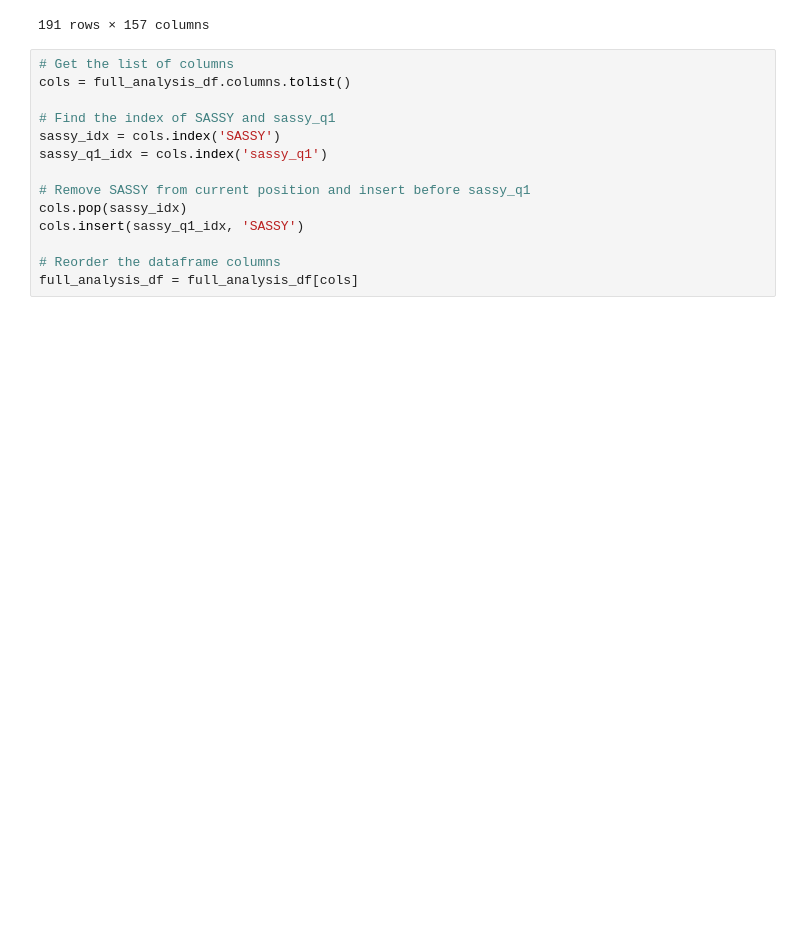
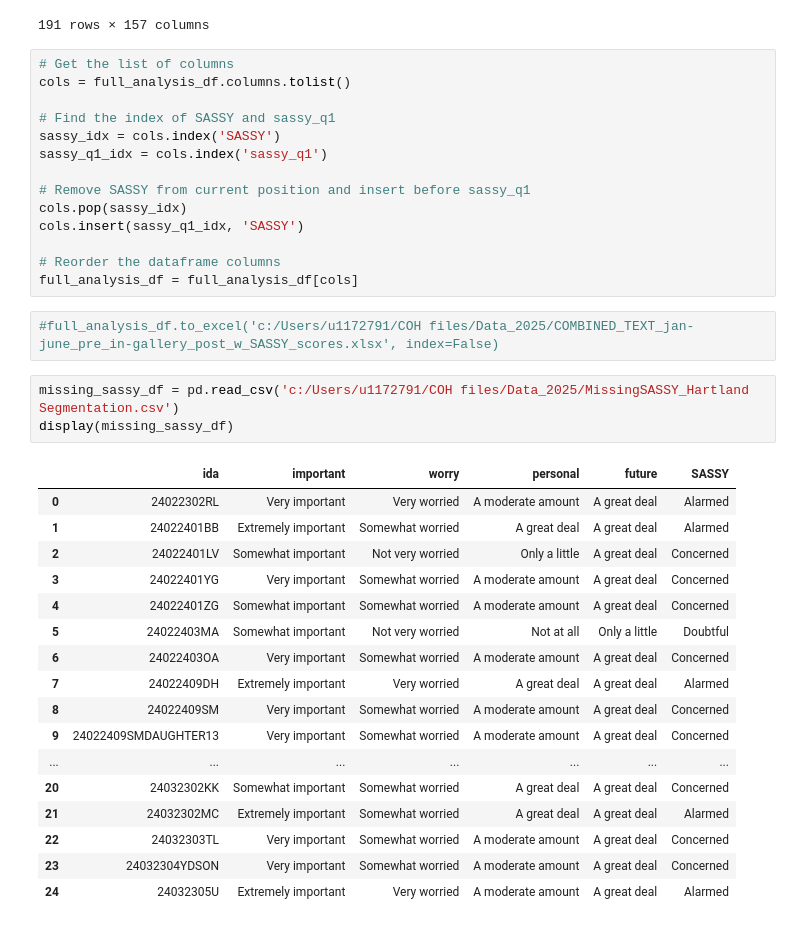
Before and after one commit to Hailcyon/AISL-data-analysis, a Jupyter notebook: merge_participant_index_data.ipynb, the cells around one changed output. Saved outputs shown, nothing was run; the diff lists cells and outputs as text; blank space fills up the shorter version.

Commit message:
Got missing Sassy scores

```diff
--- a/merge_participant_index_data.ipynb
+++ b/merge_participant_index_data.ipynb
@@ -72,3 +73,26 @@ cols.insert(sassy_q1_idx, 'SASSY')
 
 # Reorder the dataframe columns
 full_analysis_df = full_analysis_df[cols]
+# %%
+#full_analysis_df.to_excel('c:/Users/u1172791/COH files/Data_2025/COMBINED_TEXT_jan-june_pre_in-gallery_post_w_SASSY_scores.xlsx', index=False)
+# %%
+missing_sassy_df = pd.read_csv('c:/Users/u1172791/COH files/Data_2025/MissingSASSY_Hartland Segmentation.csv')
+display(missing_sassy_df)
+# %% [output]
+|  | ida | important | worry | personal | future | SASSY |
+| 0 | 24022302RL | Very important | Very worried | A moderate amount | A great deal | Alarmed |
+| 1 | 24022401BB | Extremely important | Somewhat worried | A great deal | A great deal | Alarmed |
+| 2 | 24022401LV | Somewhat important | Not very worried | Only a little | A great deal | Concerned |
+| 3 | 24022401YG | Very important | Somewhat worried | A moderate amount | A great deal | Concerned |
+| 4 | 24022401ZG | Somewhat important | Somewhat worried | A moderate amount | A great deal | Concerned |
+| 5 | 24022403MA | Somewhat important | Not very worried | Not at all | Only a little | Doubtful |
+| 6 | 24022403OA | Very important | Somewhat worried | A moderate amount | A great deal | Concerned |
+| 7 | 24022409DH | Extremely important | Very worried | A great deal | A great deal | Alarmed |
+| 8 | 24022409SM | Very important | Somewhat worried | A moderate amount | A great deal | Concerned |
+| 9 | 24022409SMDAUGHTER13 | Very important | Somewhat worried | A moderate amount | A great deal | Concerned |
+| ... | ... | ... | ... | ... | ... | ... |
+| 20 | 24032302KK | Somewhat important | Somewhat worried | A great deal | A great deal | Concerned |
+| 21 | 24032302MC | Extremely important | Somewhat worried | A great deal | A great deal | Alarmed |
+| 22 | 24032303TL | Very important | Somewhat worried | A moderate amount | A great deal | Concerned |
+| 23 | 24032304YDSON | Very important | Somewhat worried | A moderate amount | A great deal | Concerned |
+| 24 | 24032305U | Extremely important | Very worried | A moderate amount | A great deal | Alarmed |
```
Also changed, not shown: parts of 2 cells of this notebook.
